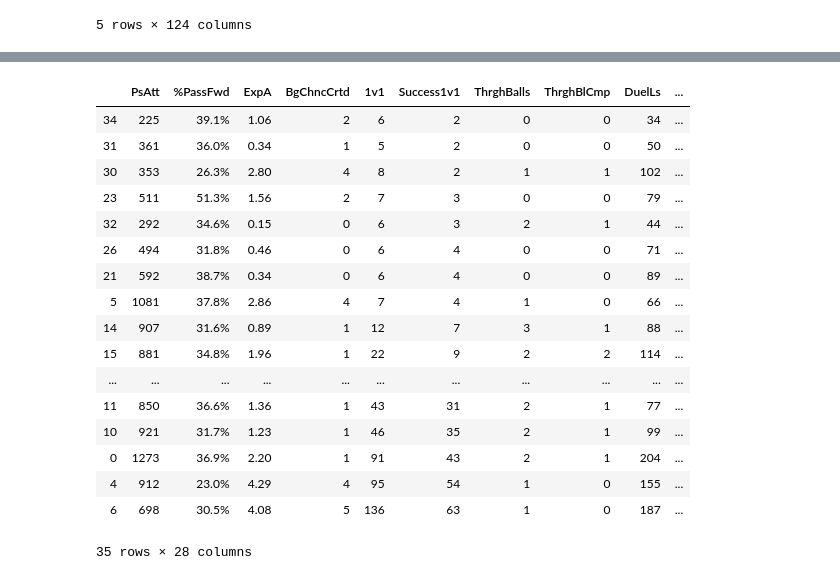
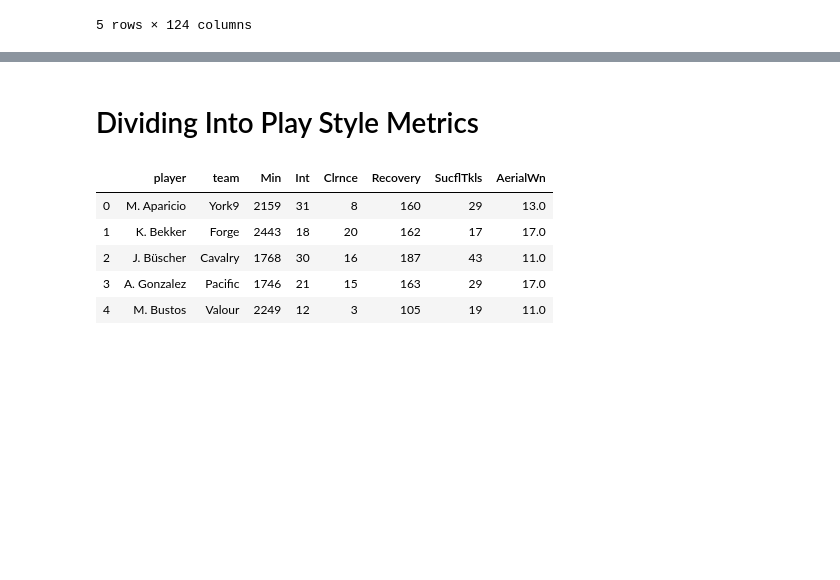
Before and after one commit to CharlieNData/cpl, a Jupyter notebook: notebooks/cpl.ipynb, the cells around one changed output, grey strips where cells are left out. Drawn from its saved outputs; the diff is of its cells as text; code cells hidden in the pictures; blank space fills up the shorter version.

```diff
--- a/notebooks/cpl.ipynb
+++ b/notebooks/cpl.ipynb
@@ -53,12 +48,12 @@ general_features = [
     "team"
 ]
 
-
+# features used to measure central midfielders
 cm_features = [
     "SOG","SOTInBox","Off","OffTgtOBox","ShotDirFK",
     "GoalDirFK","GoalInBx","GoalOBx","GoalOP","PsOpHfFl",
     "PsOnHfFl","PsAtt","PsOnHfScs","PsOpHfScs","ExpG","ExpA",
-    "BgChncCrtd","1v1","1v1InBox","Sc1v1InBox","SucflDuels",
+    "BgChncCrtd","ChncOpnPl","ChncSetPl","1v1","1v1InBox","Sc1v1InBox","SucflDuels",
     "Success1v1","ThrghBalls","ThrghBlCmp","Touches","DuelLs",
     "FailTackle","SucflTkls","Int","DefTouch","TcklMade%",
     "Clrnce","HeadClear","Recovery","Turnover",
@@ -68,38 +63,38 @@ cm_features = [
     "Aerials","ErrShot", "Goal"
 ]
 
+# create CM dataframe with only relevant metrics
 cm_totals = cm_totals[cm_features + general_features]
+
+# generate some missing metrics
+cm_totals['PsAttA3'] = cm_totals['PsAtt'] - (cm_totals['PsAttD3'] + cm_totals['PsAttM3']) # total passes in A3
+cm_totals['ChncCrtd'] = cm_totals['ChncOpnPl'] + cm_totals['ChncSetPl']
+cm_totals['AerialWn'] = round(cm_totals['Aerials'] * (cm_totals['Aerial%'].str.rstrip('%').astype('float') / 100.0))
+# %% [markdown]
+# Dividing Into Play Style Metrics
 # %%
 # Creative Metrics
 creative_metrics = [
     "PsAtt", "%PassFwd", "ExpA", "BgChncCrtd", "1v1",
     "Success1v1", "ThrghBalls", "ThrghBlCmp", "DuelLs", "SucflDuels",
     "Turnover", "TchsA3","TchsD3","TchsM3", "TouchOpBox", "Pass%",
-    "PsCmpM3","PsCmpA3","PsCmpD3","PsAttD3","PsAttM3","PsDist"
+    "PsCmpM3","PsCmpA3","PsCmpD3","PsAttD3","PsAttM3","PsAttA3","PsDist", "Touches"
 ]
 
 # Offensive Metrics
 
 # Defensive Metrics
+def_metrics = ["player","team","Min","Int", "Clrnce", "Recovery","SucflTkls", "AerialWn"]
 
-cm_creative = cm_totals[creative_metrics + general_features]
-cm_creative.sort_values(by="Success1v1")
+# create dfs for creative, offensive, defensive metrics
+cm_creative = cm_totals[creative_metrics]
+cm_def = cm_totals[def_metrics]
+
+cm_def.head()
 # %% [output]
-|  | PsAtt | %PassFwd | ExpA | BgChncCrtd | 1v1 | Success1v1 | ThrghBalls | ThrghBlCmp | DuelLs | ... |
-| 34 | 225 | 39.1% | 1.06 | 2 | 6 | 2 | 0 | 0 | 34 | ... |
-| 31 | 361 | 36.0% | 0.34 | 1 | 5 | 2 | 0 | 0 | 50 | ... |
-| 30 | 353 | 26.3% | 2.80 | 4 | 8 | 2 | 1 | 1 | 102 | ... |
-| 23 | 511 | 51.3% | 1.56 | 2 | 7 | 3 | 0 | 0 | 79 | ... |
-| 32 | 292 | 34.6% | 0.15 | 0 | 6 | 3 | 2 | 1 | 44 | ... |
-| 26 | 494 | 31.8% | 0.46 | 0 | 6 | 4 | 0 | 0 | 71 | ... |
-| 21 | 592 | 38.7% | 0.34 | 0 | 6 | 4 | 0 | 0 | 89 | ... |
-| 5 | 1081 | 37.8% | 2.86 | 4 | 7 | 4 | 1 | 0 | 66 | ... |
-| 14 | 907 | 31.6% | 0.89 | 1 | 12 | 7 | 3 | 1 | 88 | ... |
-| 15 | 881 | 34.8% | 1.96 | 1 | 22 | 9 | 2 | 2 | 114 | ... |
-| ... | ... | ... | ... | ... | ... | ... | ... | ... | ... | ... |
-| 11 | 850 | 36.6% | 1.36 | 1 | 43 | 31 | 2 | 1 | 77 | ... |
-| 10 | 921 | 31.7% | 1.23 | 1 | 46 | 35 | 2 | 1 | 99 | ... |
-| 0 | 1273 | 36.9% | 2.20 | 1 | 91 | 43 | 2 | 1 | 204 | ... |
-| 4 | 912 | 23.0% | 4.29 | 4 | 95 | 54 | 1 | 0 | 155 | ... |
-| 6 | 698 | 30.5% | 4.08 | 5 | 136 | 63 | 1 | 0 | 187 | ... |
+|  | player | team | Min | Int | Clrnce | Recovery | SucflTkls | AerialWn |
+| 0 | M. Aparicio | York9 | 2159 | 31 | 8 | 160 | 29 | 13.0 |
+| 1 | K. Bekker | Forge | 2443 | 18 | 20 | 162 | 17 | 17.0 |
+| 2 | J. Büscher | Cavalry | 1768 | 30 | 16 | 187 | 43 | 11.0 |
+| 3 | A. Gonzalez | Pacific | 1746 | 21 | 15 | 163 | 29 | 17.0 |
+| 4 | M. Bustos | Valour | 2249 | 12 | 3 | 105 | 19 | 11.0 |
-35 rows × 28 columns
```
Also changed, not shown: parts of 12 cells of this notebook, 1 other file.
